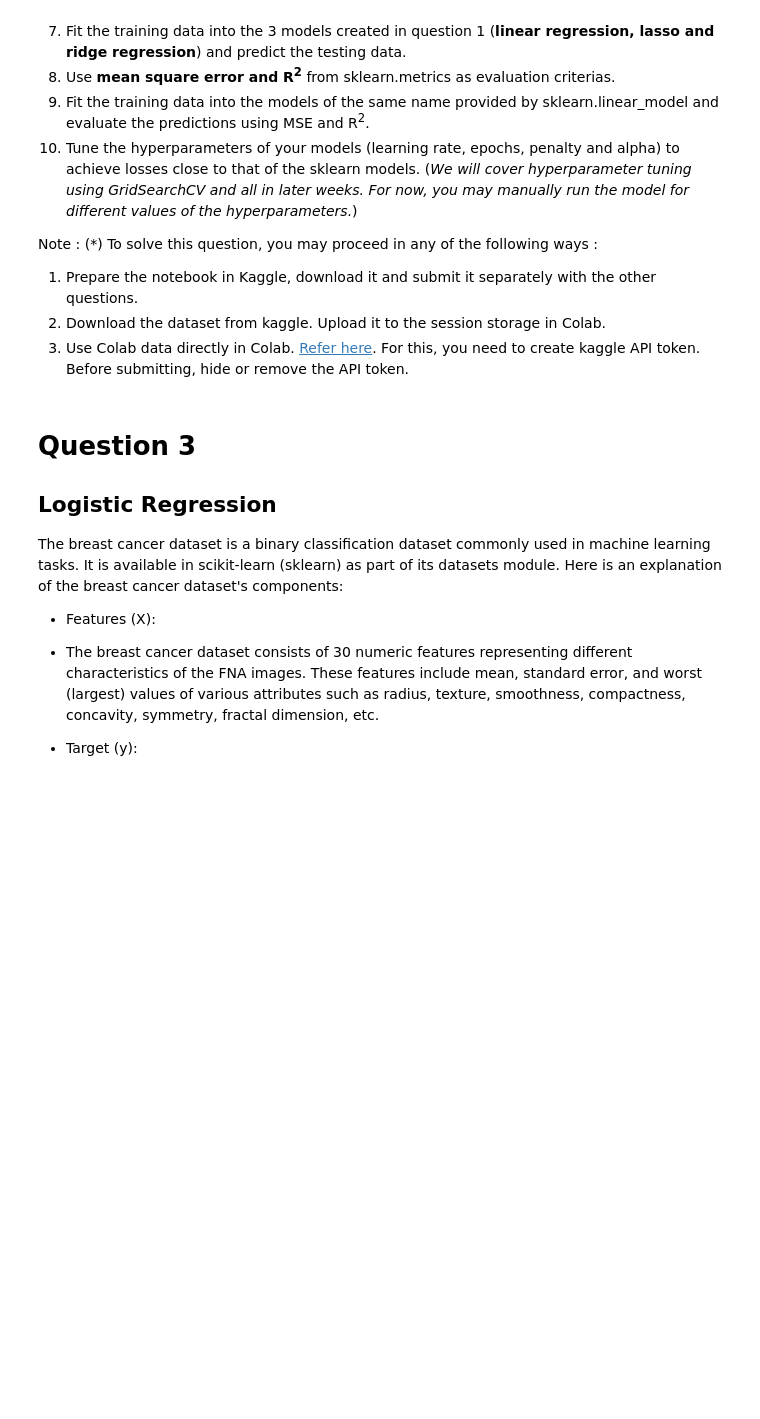
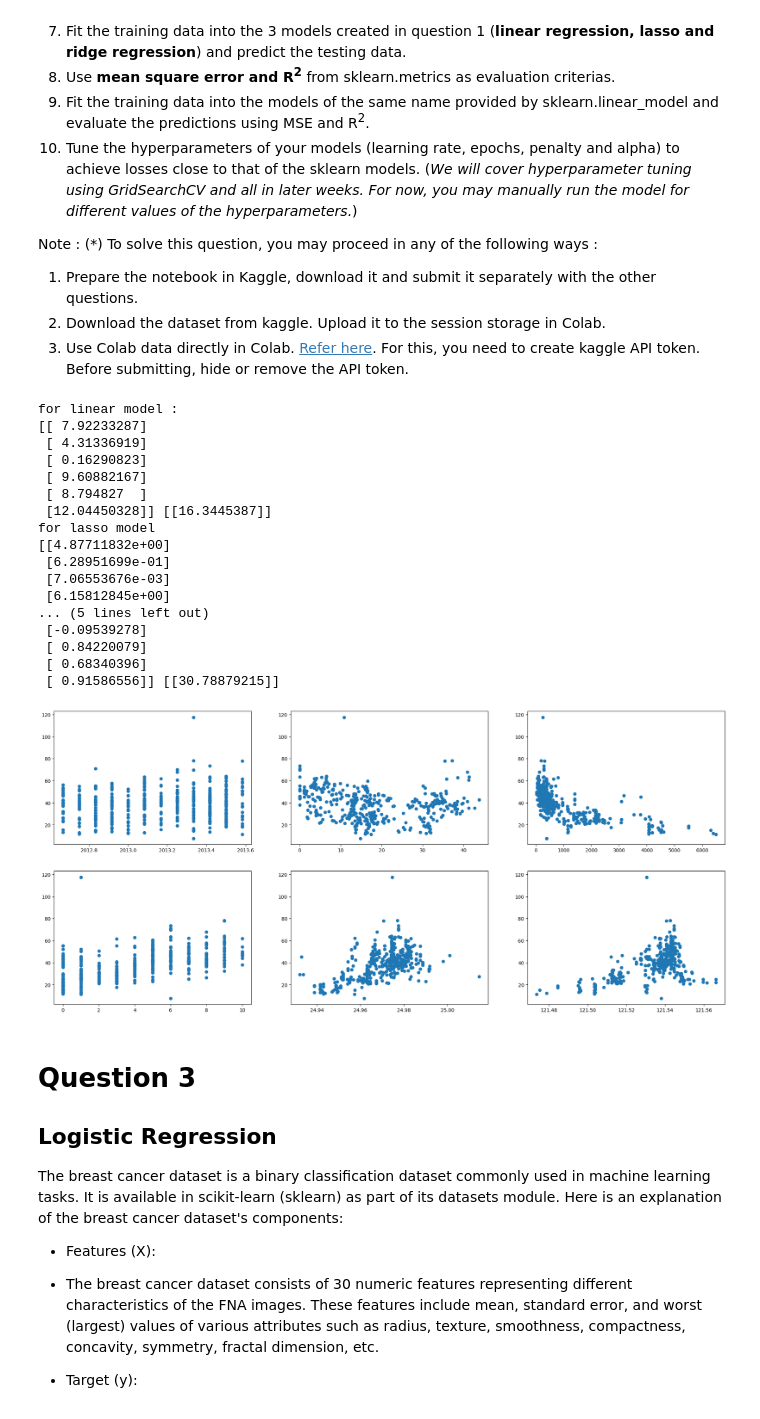
Before and after one commit to Intro-to-ML-and-DL/Intro-to-ML-and-DL, a Jupyter notebook: Week 2/Assignment/Stamatics_Assignment2.ipynb, the cells around one changed output. Saved outputs shown, nothing was run; the diff lists cells and outputs as text; code cells hidden in the pictures; blank space fills up the shorter version.

```diff
--- a/Week 2/Assignment/Stamatics_Assignment2.ipynb
+++ b/Week 2/Assignment/Stamatics_Assignment2.ipynb
@@ -25,6 +74,67 @@ Note : (*) To solve this question, you may proceed in any of the following ways
 1. Prepare the notebook in Kaggle, download it and submit it separately with the other questions.
 2. Download the dataset from kaggle. Upload it to the session storage in Colab.
 3. Use Colab data directly in Colab. [Refer here](https://www.kaggle.com/general/74235). For this, you need to create kaggle API token. Before submitting, hide or remove the API token.
+# %%
+import numpy as np
+import pandas as pd
+import matplotlib.pyplot as plt
+from sklearn.model_selection import train_test_split
+from sklearn.preprocessing import MinMaxScaler
+df = pd.read_csv("Real estate.csv")
+df.isna().sum()
+
+X=df.iloc[:,1:7]
+column_names = df.columns[1:8]
+y = df.iloc[:,7:8]
+fig,axs = plt.subplots(2,3,figsize=(25,11))
+X=X.to_numpy()
+y=y.to_numpy()
+for i in range(6):
+    plt.subplot(2,3,1+i)
+    plt.scatter(X[:,i],y)
+    #plt.set_xlabel(column_names[i])
+    #plt.set_ylabel(column_names[6])
+X_train, X_test, y_train, y_test = train_test_split(X, y, test_size=0.25)
+scaler = MinMaxScaler()
+X_train=scaler.fit_transform(X_train)
+X_test = scaler.fit_transform(X_test)
+
+linear = LinearRegression(0.01,200)
+lasso = LinearRegression(0.01,200,'L1',3)
+ridge = LinearRegression(0.01,200,'L2',3)
+#linaer regression model :
+print("for linear model :")
+linear.fit(X_train,y_train)
+yPred_linear = linear.predict(X_test)
+
+#Lasso regression model :
+print("for lasso model :")
+lasso.fit(X_train,y_train)
+ypred_lasso = lasso.predict(X_test)
+
+#Ridge regression model :
+print("for ridge model :")
+ridge.fit(X_train, y_train)
+yPred_ridge = ridge.predict(X_test)
+# %% [output]
+for linear model :
+[[ 7.92233287]
+ [ 4.31336919]
+ [ 0.16290823]
+ [ 9.60882167]
+ [ 8.794827  ]
+ [12.04450328]] [[16.3445387]]
+for lasso model
+[[4.87711832e+00]
+ [6.28951699e-01]
+ [7.06553676e-03]
+ [6.15812845e+00]
+... (5 lines left out)
+ [-0.09539278]
+ [ 0.84220079]
+ [ 0.68340396]
+ [ 0.91586556]] [[30.78879215]]
+[figure, added]
 # %% [markdown]
 # Question 3
 ## Logistic Regression
```
Also changed, not shown: parts of 11 cells of this notebook, 3 other files.
